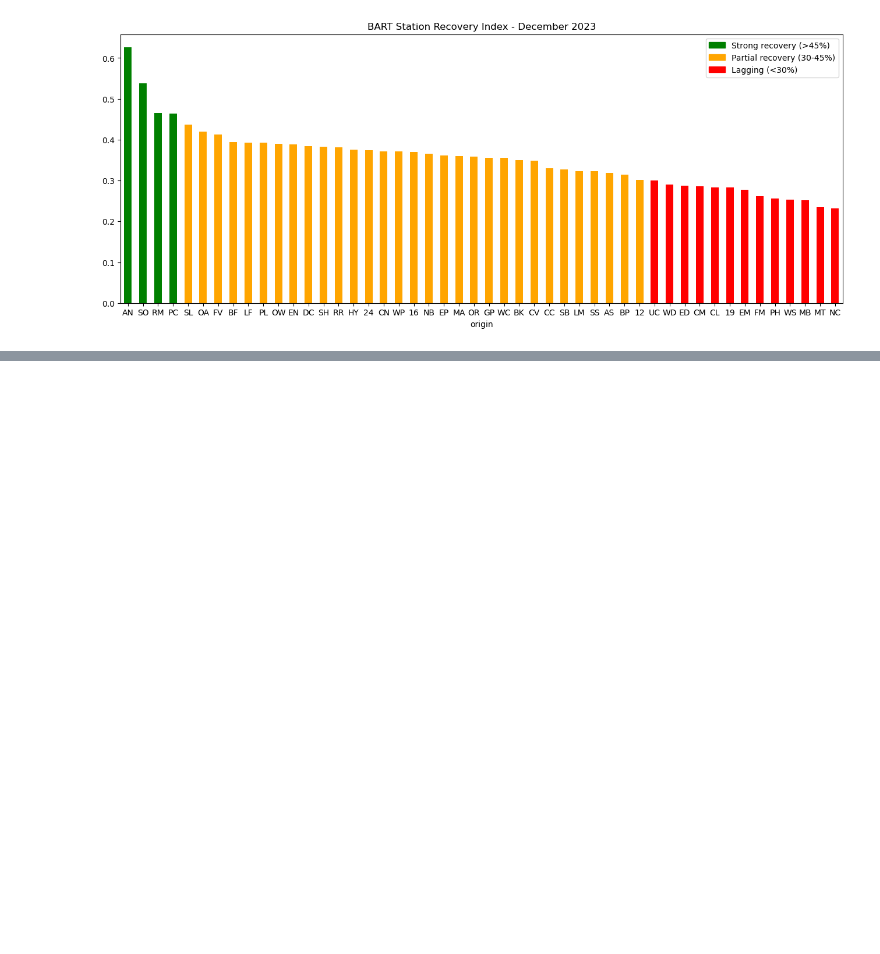
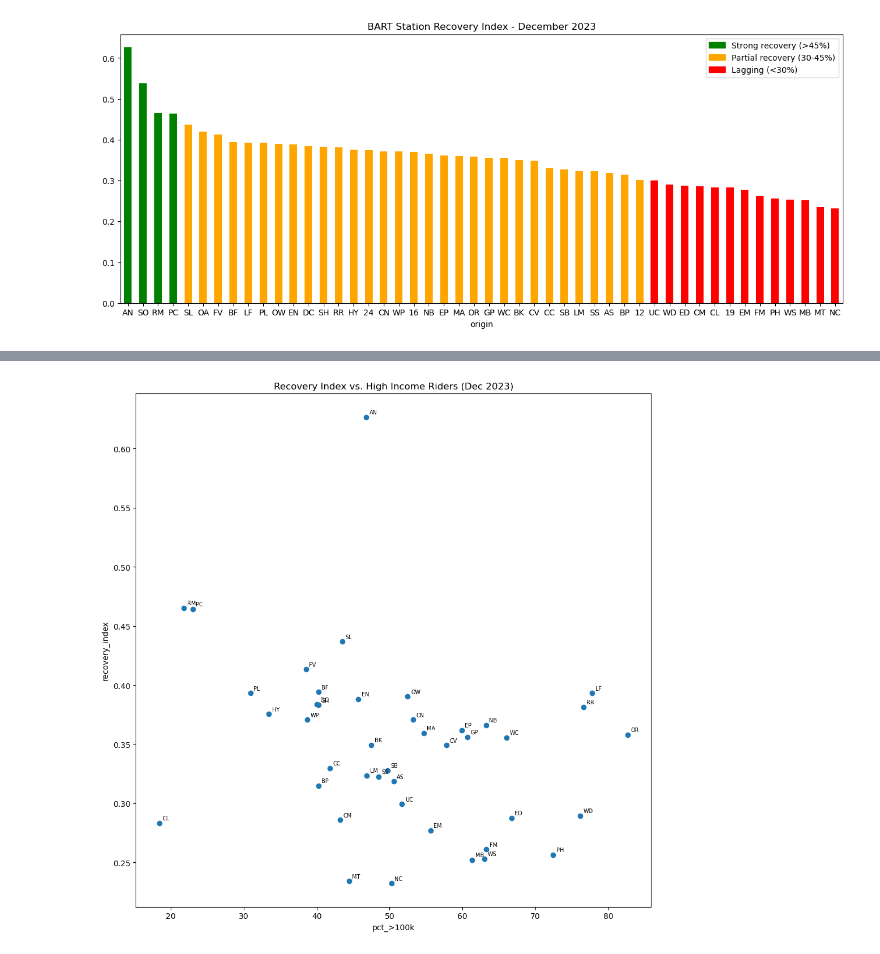
Before and after one commit to Shiv0406/BartProj, a Jupyter notebook: data-exploration.ipynb, the cells around one changed output, grey strips where cells are left out. Saved outputs shown, nothing was run; the diff lists cells and outputs as text; code cells hidden in the pictures; blank space fills up the shorter version.

```diff
--- a/data-exploration.ipynb
+++ b/data-exploration.ipynb
@@ -735,0 +812,3 @@ plt.show()
+# %%
+station_profile_df = station_profile_df[station_profile_df['Entry Station'] != 'Systemwide (all stations)']
+station_profile_df.shape
@@ -735,0 +938,19 @@ plt.show()
+# %%
+fig, ax = plt.subplots(figsize=(10, 10))
+ax.scatter(station_recovery_2023['pct_>100k'], station_recovery_2023['recovery_index'])
+
+# Label each dot with the station name
+for _, row in station_recovery_2023.iterrows():
+    ax.annotate(row['Two-Letter Station Code'],
+                (row['pct_>100k'], row['recovery_index']),
+                fontsize=7,
+                xytext=(4, 4),
+                textcoords='offset points')
+
+ax.set_xlabel('pct_>100k')
+ax.set_ylabel('recovery_index')
+ax.set_title('Recovery Index vs. High Income Riders (Dec 2023)')
+plt.tight_layout()
+plt.show()
+# %% [output]
+[figure, added]
```
Also changed, not shown: parts of 34 cells of this notebook.
